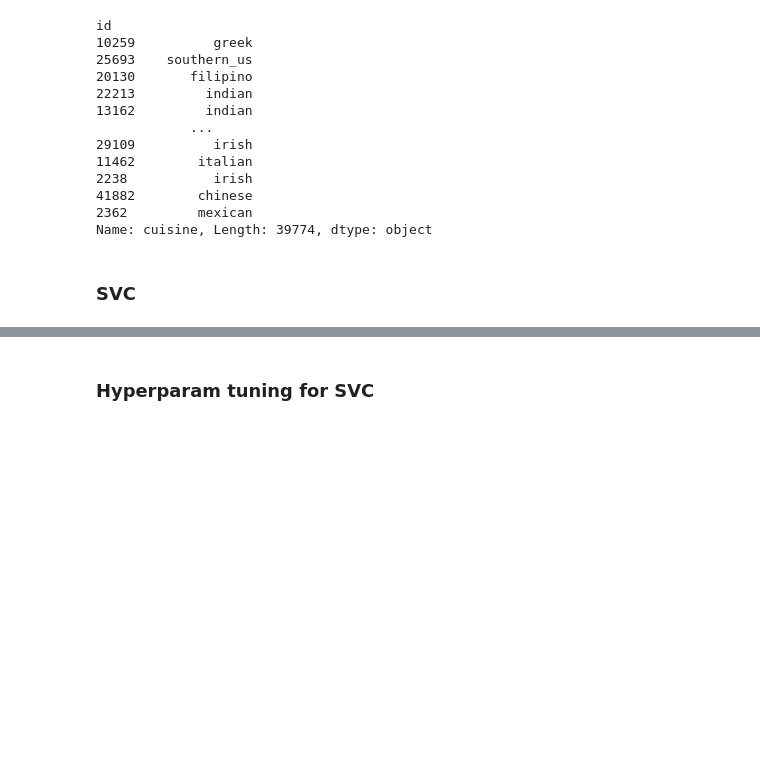
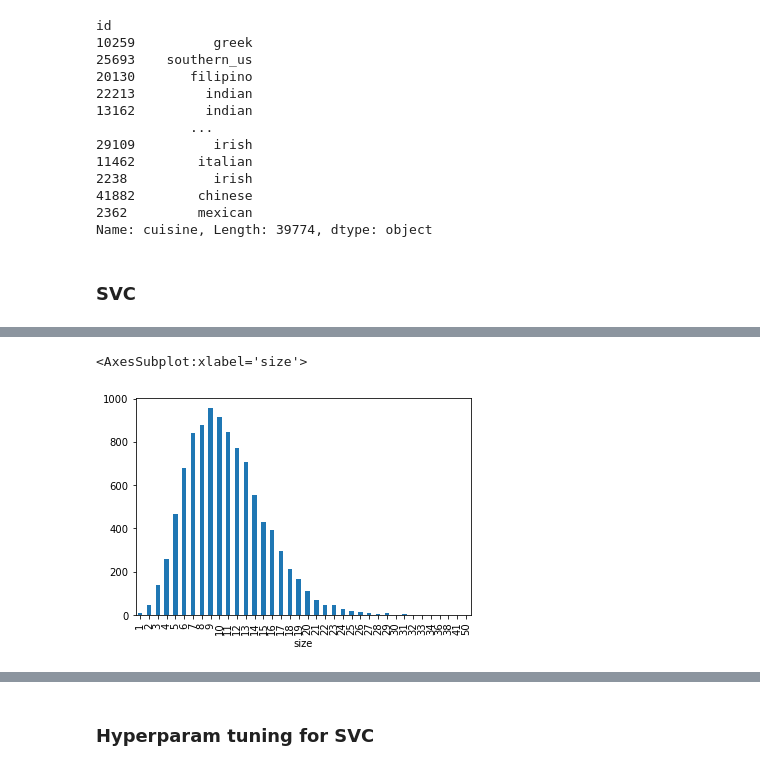
Before and after one commit to Verschworer/HSE_ML_final, a Jupyter notebook: words_svc.ipynb, the cells around one changed output, grey strips where cells are left out. Saved outputs shown, nothing was run; the diff lists cells and outputs as text; code cells hidden in the pictures; blank space fills up the shorter version.

```diff
--- a/words_svc.ipynb
+++ b/words_svc.ipynb
@@ -197,0 +240,5 @@ Counts for bigrams: 0.786<br>
+# %%
+test.groupby('size').size().plot.bar()
+# %% [output]
+<AxesSubplot:xlabel='size'>
+[figure, added]
```
Also changed, not shown: parts of 49 cells of this notebook.
